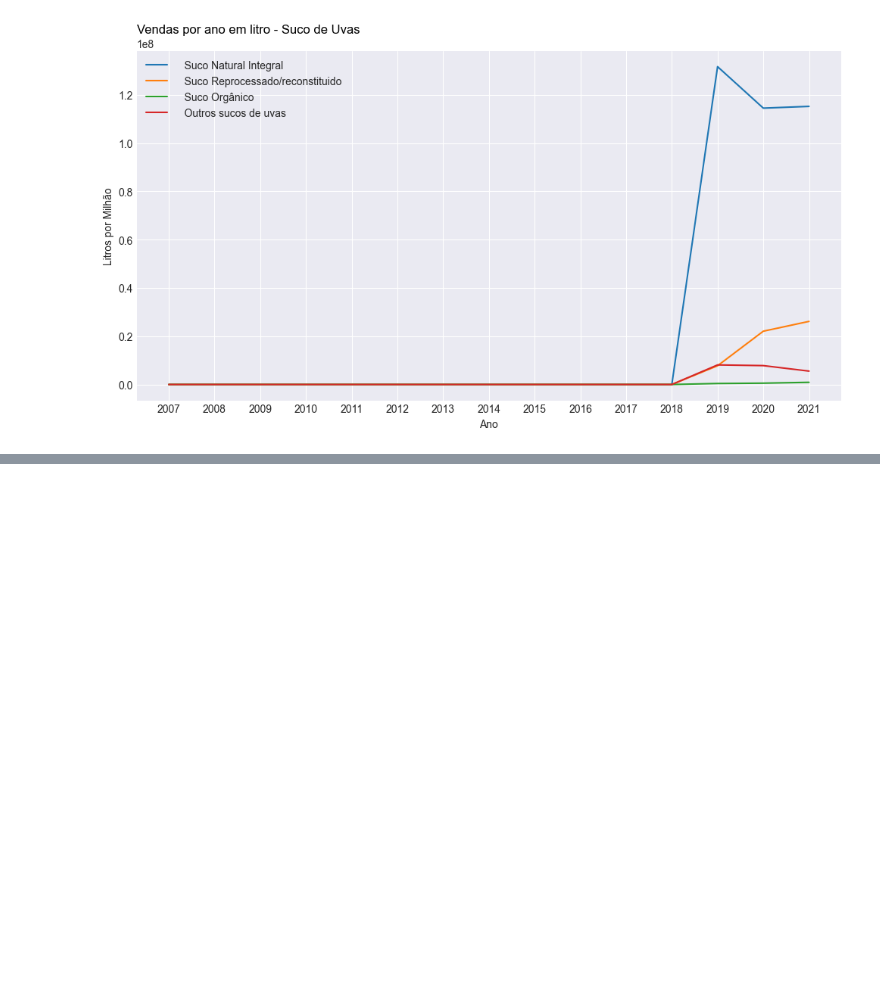
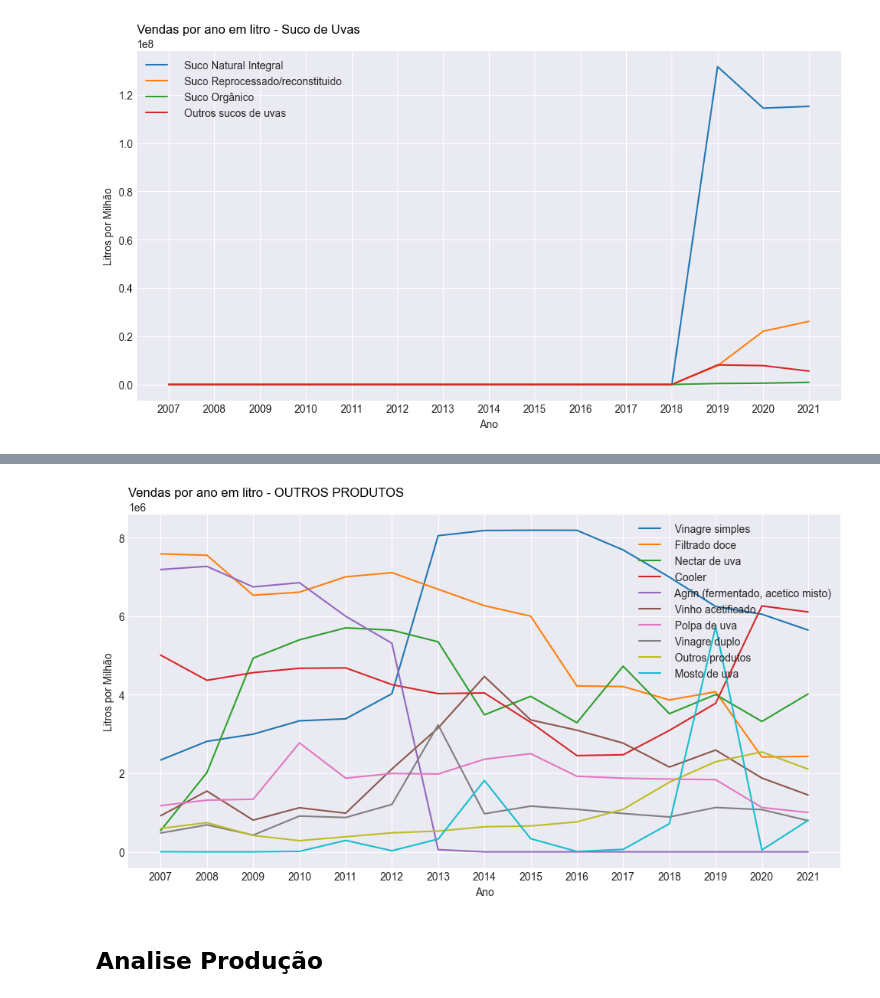
Before and after one commit to almeida25/data_analysis_vinicula, a Jupyter notebook: comercio_producao_analise.ipynb, the cells around one changed output, grey strips where cells are left out. Cells and saved outputs as stored; diff of their text form; code cells hidden in the pictures; blank space fills up the shorter version.

```diff
--- a/comercio_producao_analise.ipynb
+++ b/comercio_producao_analise.ipynb
@@ -346,0 +447,27 @@ plt.show()
+# %%
+# Ver andamento do comercio dos dez maiores tipos de comercialização de OUTROS PRODUTOS COMERCIALIZADOS
+# Remover espaços vazios
+filtro_tipos_outros = df_grafico_comercio['tipo'].to_list()
+filtro_tipos_outros
+df_grafico_comercio_outros = df_comercio[(df_comercio['grupo'] == 'OUTROS PRODUTOS COMERCIALIZADOS') &
+                                   (df_comercio['cultivar'] != 'OUTROS PRODUTOS COMERCIALIZADOS')].iloc[:,1:-1]
+df_grafico_comercio_outros.index = df_grafico_comercio_outros['cultivar']
+df_grafico_comercio_outros = df_grafico_comercio_outros.loc[filtro_tipos_outros]
+# %%
+df_grafico_comercio_outros.iloc[:,1:].T
+
+plt.figure(figsize=[12.0,6])
+# https://matplotlib.org/stable/api/_as_gen/matplotlib.pyplot.plot.html
+plt.plot(df_grafico_comercio_outros.iloc[:,1:].T, label=df_grafico_comercio_outros.index)
+
+plt.title("Vendas por ano em litro - OUTROS PRODUTOS", loc='left', fontsize=12, fontweight=0, color='black')
+plt.xlabel("Ano")
+plt.ylabel("Litros por Milhão")
+# Ajustando a legenda -> https://matplotlib.org/stable/api/_as_gen/matplotlib.pyplot.legend.html
+plt.legend(loc=0)
+
+plt.show()
+# %% [output]
+[figure, added]
+# %% [markdown]
+## Analise Produção
```
Also changed, not shown: parts of 63 cells of this notebook.
